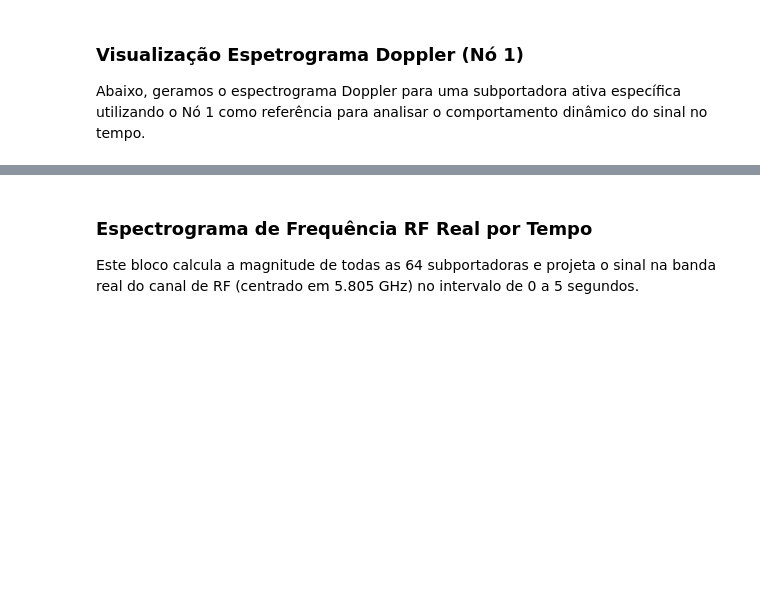
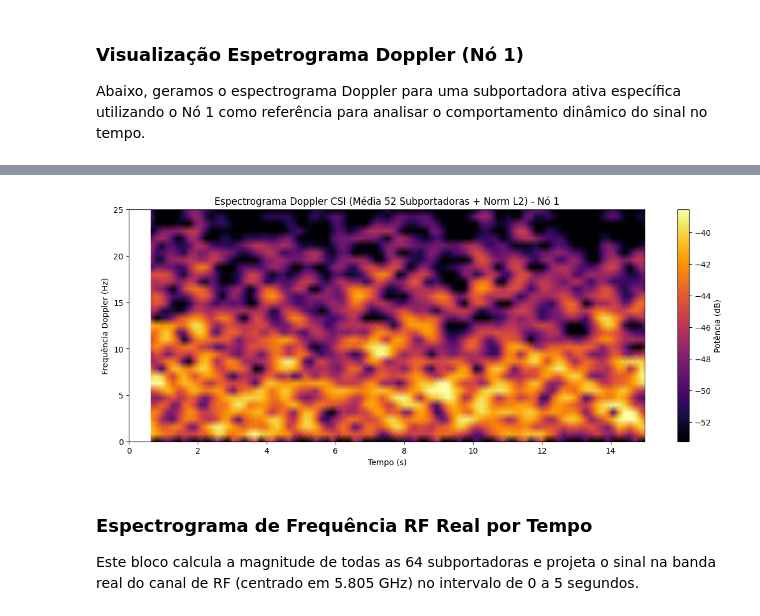
Before and after one commit to Heitor65/Fall_Detection-Sistemas_Embarcados, a Jupyter notebook: FallDetection.ipynb, the cells around one changed output, grey strips where cells are left out. Drawn from its saved outputs; the diff is of its cells as text; code cells hidden in the pictures; blank space fills up the shorter version.

```diff
--- a/FallDetection.ipynb
+++ b/FallDetection.ipynb
@@ -385,3 +329,58 @@ plt.show()
+# %%
+import numpy as np
+import matplotlib.pyplot as plt
+from scipy import signal
+
+# 1. Normalização L2 em todas as subportadoras ativas
+magnitudes = np.abs(iq_complex)
+active_mask = np.mean(magnitudes, axis=0) > 1e-3
+mag_ativas = magnitudes[:, active_mask]
+norma = np.linalg.norm(mag_ativas, axis=1, keepdims=True)
+mag_norm = mag_ativas / np.where(norma == 0, 1, norma)
+
+# 2. Reamostrar para taxa fixa uniforme (50 Hz) para corrigir jitter/perda de pacotes Wi-Fi
+fs_uniforme = 50.0
+t_uniforme = np.arange(0, t_sec[-1], 1.0 / fs_uniforme)
+mag_interp = np.array([np.interp(t_uniforme, t_sec, mag_norm[:, sc]) for sc in range(mag_norm.shape[1])]).T
+
+# Remover componente DC estática de cada subportadora
+mag_dinamica = mag_interp - np.mean(mag_interp, axis=0, keepdims=True)
+
+# 3. Calcular STFT para cada subportadora e fazer a média da potência
+Sxx_list = []
+for sc in range(mag_dinamica.shape[1]):
+    f, t_spec, Sxx = signal.spectrogram(
+        mag_dinamica[:, sc],
+        fs=fs_uniforme,
+        window='hann',
+        nperseg=64,    # ~1.28s de janela
+        noverlap=56    # Alta resolução temporal
+    )
+    Sxx_list.append(Sxx)
+
+Sxx_medio = np.mean(Sxx_list, axis=0)
+Sxx_db = 10 * np.log10(Sxx_medio + 1e-10)
+
+# 4. Renderizar o gráfico do espectrograma Doppler limpo
+plt.figure(figsize=(12, 5))
+plt.pcolormesh(
+    t_spec,
+    f,
+    Sxx_db,
+    shading='gouraud',
+    cmap='inferno',
+    vmin=np.percentile(Sxx_db, 10),
+    vmax=np.percentile(Sxx_db, 99)
+)
+plt.ylabel('Frequência Doppler (Hz)')
+plt.xlabel('Tempo (s)')
+plt.xlim(0, 15)  # Zoom nos primeiros 15 segundos para visualizar os passos com nitidez
+plt.title(f'Espectrograma Doppler CSI (Média 52 Subportadoras + Norm L2) - Nó {target_node}')
+plt.colorbar(label='Potência (dB)')
+plt.tight_layout()
+plt.show()
+# %% [output]
+[figure, added]
 # %% [markdown]
 ### Espectrograma de Frequência RF Real por Tempo
 Este bloco calcula a magnitude de todas as 64 subportadoras e projeta o sinal na banda real do canal de RF (centrado em 5.805 GHz) no intervalo de 0 a 5 segundos.
```
Also changed, not shown: parts of 4 cells of this notebook.
